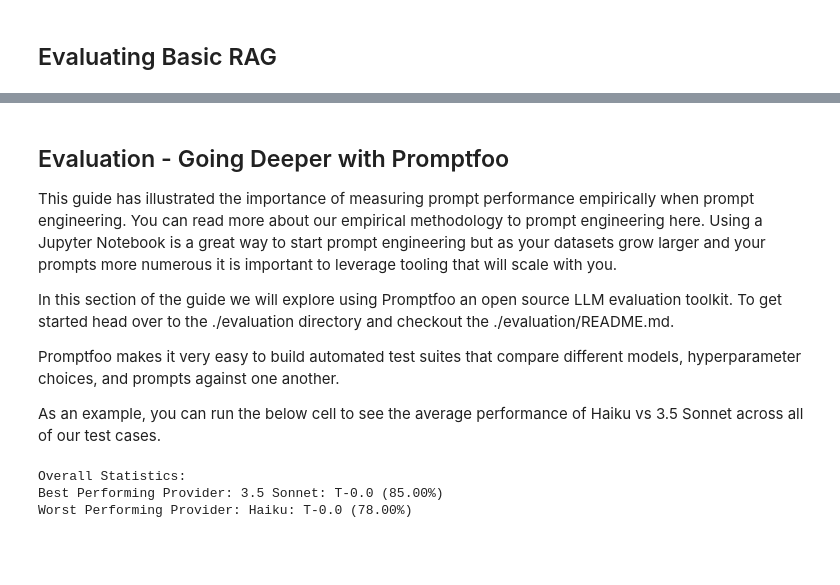
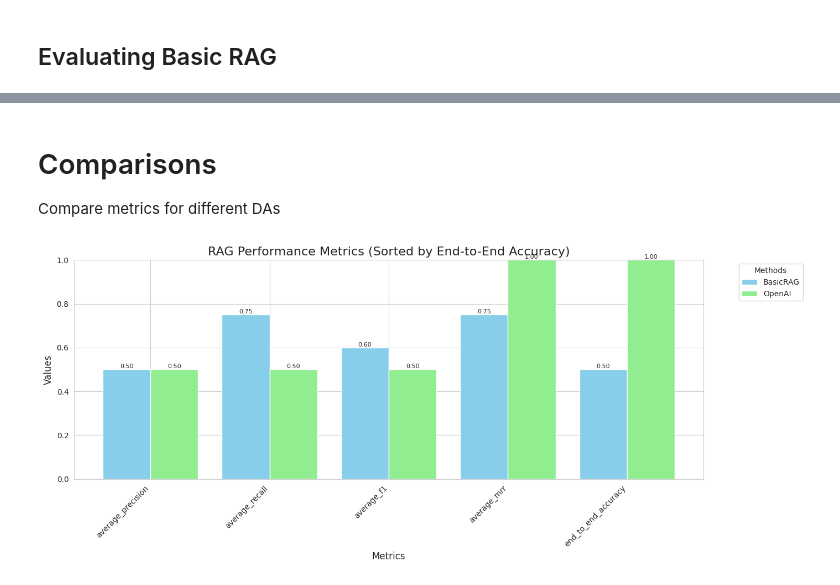
Before and after one commit to abhishekprateek/anthropic-cookbook-abhip, a Jupyter notebook: DeclarativeAgents/DevBoxPOC/dev_box_guide.ipynb, the cells around one changed output, grey strips where cells are left out. Drawn from its saved outputs; the diff is of its cells as text; code cells hidden in the pictures; blank space fills up the shorter version.

```diff
--- a/DeclarativeAgents/DevBoxPOC/dev_box_guide.ipynb
+++ b/DeclarativeAgents/DevBoxPOC/dev_box_guide.ipynb
@@ -586,64 +95,11 @@ plot_performance('evaluation/json_results', ['Basic RAG', 'Summary Indexing', 'S
-# %% [markdown]
-## Evaluation - Going Deeper with Promptfoo
-
-This guide has illustrated the importance of measuring prompt performance empirically when prompt engineering. You can read more about our empirical methodology to prompt engineering here. Using a Jupyter Notebook is a great way to start prompt engineering but as your datasets grow larger and your prompts more numerous it is important to leverage tooling that will scale with you.
-
-In this section of the guide we will explore using Promptfoo an open source LLM evaluation toolkit. To get started head over to the ./evaluation directory and checkout the ./evaluation/README.md.
-
-Promptfoo makes it very easy to build automated test suites that compare different models, hyperparameter choices, and prompts against one another.
-
-As an example, you can run the below cell to see the average performance of Haiku vs 3.5 Sonnet across all of our test cases.
-# %%
-import json
-import pandas as pd
-import numpy as np
-
-# Load the JSON file
-with open('data/end_to_end_results.json', 'r') as f:
-    data = json.load(f)
-
-# Extract the results
-results = data['results']['results']
-
-# Create a DataFrame
-df = pd.DataFrame(results)
-
-# Extract provider, prompt, and score information
-df['provider'] = df['provider'].apply(lambda x: x['label'] if isinstance(x, dict) else x)
-df['prompt'] = df['prompt'].apply(lambda x: x['label'] if isinstance(x, dict) else x)
-
-# Function to safely extract scores
-def extract_score(x):
-    if isinstance(x, dict) and 'score' in x:
-        return x['score'] * 100  # Convert to percentage
-    return np.nan
-
-df['score'] = df['gradingResult'].apply(extract_score)
-
-# Group by provider and prompt, then calculate mean scores
-result = df.groupby(['provider', 'prompt'])['score'].mean().unstack()
-
-# Fill NaN values with 0
-result = result.fillna(0)
-
-# Calculate the average score across all prompts for each provider
-result['Average'] = result.mean(axis=1)
-
-# Sort the result by the average score
-result = result.sort_values(by='Average', ascending=False)
-
-# Round the results to 2 decimal places
-result = result.round(2)
-# Calculate overall statistics
-overall_average = result['Average'].mean()
-overall_std = result['Average'].std()
-best_provider = result['Average'].idxmax()
-worst_provider = result['Average'].idxmin()
-
-print(f"\nOverall Statistics:")
-print(f"Best Performing Provider: {best_provider} ({result.loc[best_provider, 'Average']:.2f}%)")
-print(f"Worst Performing Provider: {worst_provider} ({result.loc[worst_provider, 'Average']:.2f}%)")
-# %% [output]
-Overall Statistics:
-Best Performing Provider: 3.5 Sonnet: T-0.0 (85.00%)
-Worst Performing Provider: Haiku: T-0.0 (78.00%)
+# %% [markdown]
+# Comparisons
+
+Compare metrics for different DAs
+# %%
+from Helpers.eval_helpers import plot_performance
+from Experiments.basic_rag import scenario_basicRAG
+from Experiments.openAI_gpt import scenario_openAI
+plot_performance('evaluation/json_results', [scenario_basicRAG, scenario_openAI])
+# %% [output]
+[figure, added]
```
Also changed, not shown: parts of 18 cells of this notebook, 6 other files.
